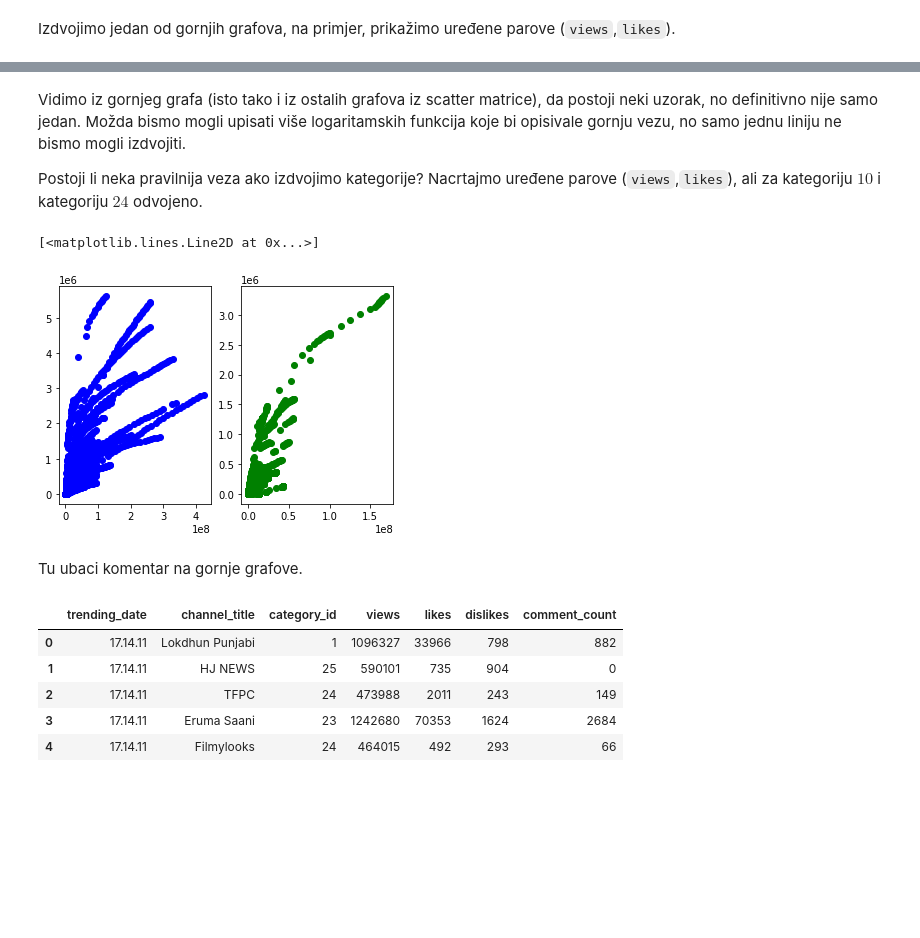
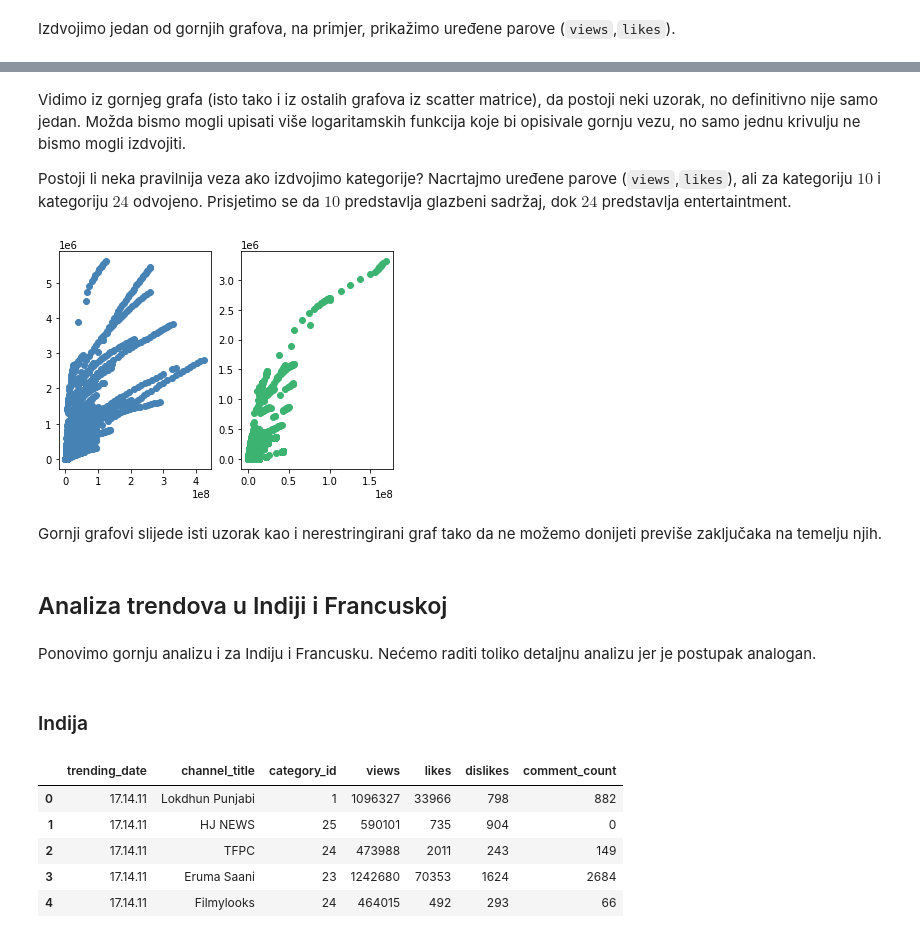
Before and after one commit to evabelc/Esej-1---MS, a Jupyter notebook: Prvi Esej.ipynb, the cells around one changed output, grey strips where cells are left out. Saved outputs shown, nothing was run; the diff lists cells and outputs as text; code cells hidden in the pictures; blank space fills up the shorter version.

```diff
--- a/Prvi Esej.ipynb
+++ b/Prvi Esej.ipynb
@@ -148,17 +148,23 @@ plt.plot(podaciGB['views'],podaciGB['likes'], 'o')
 [figure]
 # %% [markdown]
-Vidimo iz gornjeg grafa (isto tako i iz ostalih grafova iz scatter matrice), da postoji neki uzorak, no definitivno nije samo jedan. Možda bismo mogli upisati više logaritamskih funkcija koje bi opisivale gornju vezu, no samo jednu liniju ne bismo mogli izdvojiti.
+Vidimo iz gornjeg grafa (isto tako i iz ostalih grafova iz scatter matrice), da postoji neki uzorak, no definitivno nije samo jedan. Možda bismo mogli upisati više logaritamskih funkcija koje bi opisivale gornju vezu, no samo jednu krivulju ne bismo mogli izdvojiti.
 
-Postoji li neka pravilnija veza ako izdvojimo kategorije? Nacrtajmo uređene parove (`views`,`likes`), ali za kategoriju $10$ i kategoriju $24$ odvojeno.
+Postoji li neka pravilnija veza ako izdvojimo kategorije? Nacrtajmo uređene parove (`views`,`likes`), ali za kategoriju $10$ i kategoriju $24$ odvojeno. Prisjetimo se da $10$ predstavlja glazbeni sadržaj, dok $24$ predstavlja entertaintment.
 # %%
 fig, (kat10, kat24) = plt.subplots(1,2)
-kat10.plot(podaciGB.loc[podaciGB['category_id'] == 10, 'views'],podaciGB.loc[podaciGB['category_id'] == 10, 'likes'], 'o',color = "blue")
-kat24.plot(podaciGB.loc[podaciGB['category_id'] == 24, 'views'],podaciGB.loc[podaciGB['category_id'] == 24, 'likes'], 'o', color = "green")
+kat10.plot(podaciGB.loc[podaciGB['category_id'] == 10, 'views'],podaciGB.loc[podaciGB['category_id'] == 10, 'likes'], 'o',color = "steelblue")
+kat24.plot(podaciGB.loc[podaciGB['category_id'] == 24, 'views'],podaciGB.loc[podaciGB['category_id'] == 24, 'likes'], 'o', color = "mediumseagreen")
+plt.show()
 # %% [output]
-[<matplotlib.lines.Line2D at 0x...>]
-[figure, old version]
+[figure, new version]
-# %% [markdown]
-Tu ubaci komentar na gornje grafove.
+# %% [markdown]
+Gornji grafovi slijede isti uzorak kao i nerestringirani graf tako da ne možemo donijeti previše zaključaka na temelju njih.
+# %% [markdown]
+## Analiza trendova u Indiji i Francuskoj
+# %% [markdown]
+Ponovimo gornju analizu i za Indiju i Francusku. Nećemo raditi toliko detaljnu analizu jer je postupak analogan.
+# %% [markdown]
+### Indija
 # %%
 podaciIN = pd.read_csv('INvideos.csv', encoding = 'utf-8')
 podaciIN.drop(['video_id', 'title', 'publish_time', 'tags','thumbnail_link', 'comments_disabled','ratings_disabled','video_error_or_removed','description'],axis=1,inplace=True)
```
Also changed, not shown: parts of 14 cells of this notebook.
